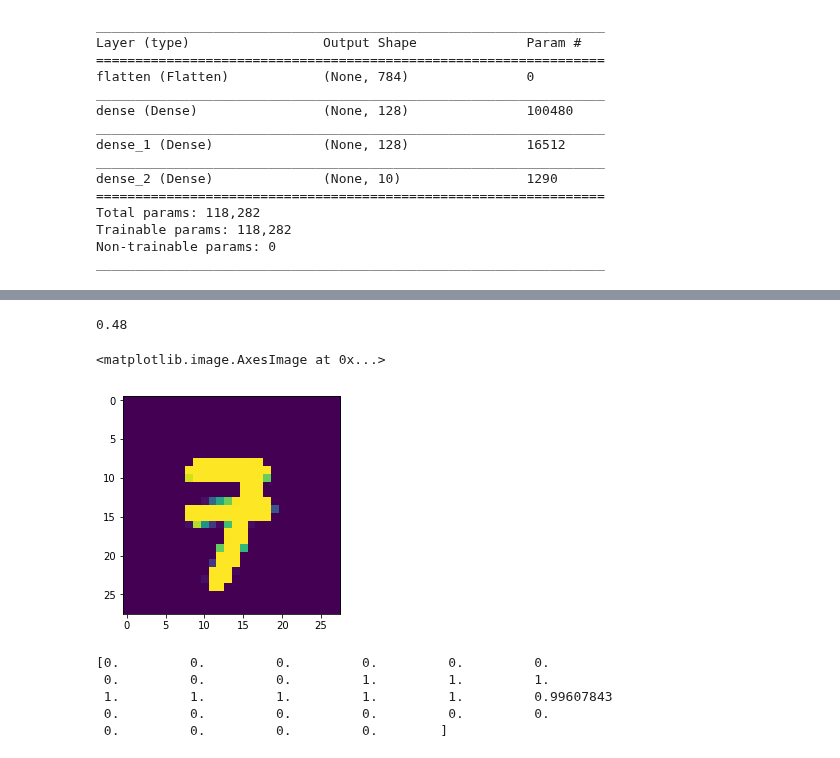
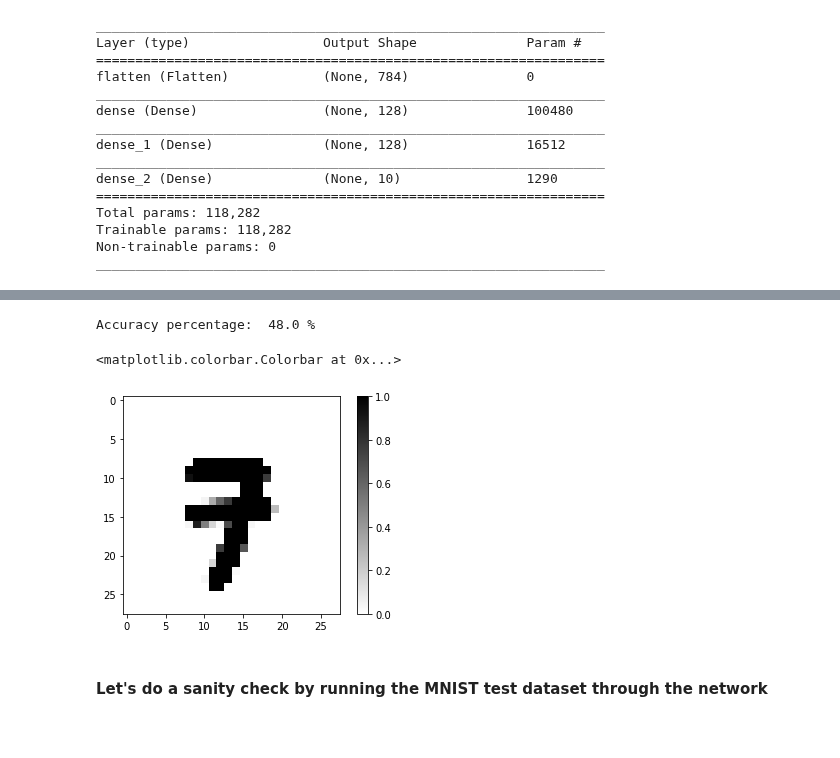
Before and after one commit to kvenkman/mnist_demo, a Jupyter notebook: Load and use TF model.ipynb, the cells around one changed output, grey strips where cells are left out. Cells and saved outputs as stored; diff of their text form; code cells hidden in the pictures; blank space fills up the shorter version.

```diff
--- a/Load and use TF model.ipynb
+++ b/Load and use TF model.ipynb
@@ -66,17 +66,13 @@ for i in range(50):
 # %%
-print(correct_count/50.)
+print("Accuracy percentage: ", 100.*correct_count/50., "%")
 # %% [output]
-0.48
+Accuracy percentage:  48.0 %
-# %%
-plt.imshow(img)
-# %% [output]
-<matplotlib.image.AxesImage at 0x...>
-[figure, removed]
-# %%
-print(img[8, :])
-# %% [output]
-[0.         0.         0.         0.         0.         0.
- 0.         0.         0.         1.         1.         1.
- 1.         1.         1.         1.         1.         0.99607843
- 0.         0.         0.         0.         0.         0.
- 0.         0.         0.         0.        ]
+# %%
+# Checking to see if the images look fine (artifact free, primarily)
+plt.imshow(img, cmap = 'binary')
+plt.colorbar()
+# %% [output]
+<matplotlib.colorbar.Colorbar at 0x...>
+[figure, added]
+# %% [markdown]
+#### Let's do a sanity check by running the MNIST test dataset through the network
```
Also changed, not shown: parts of 14 cells of this notebook.
